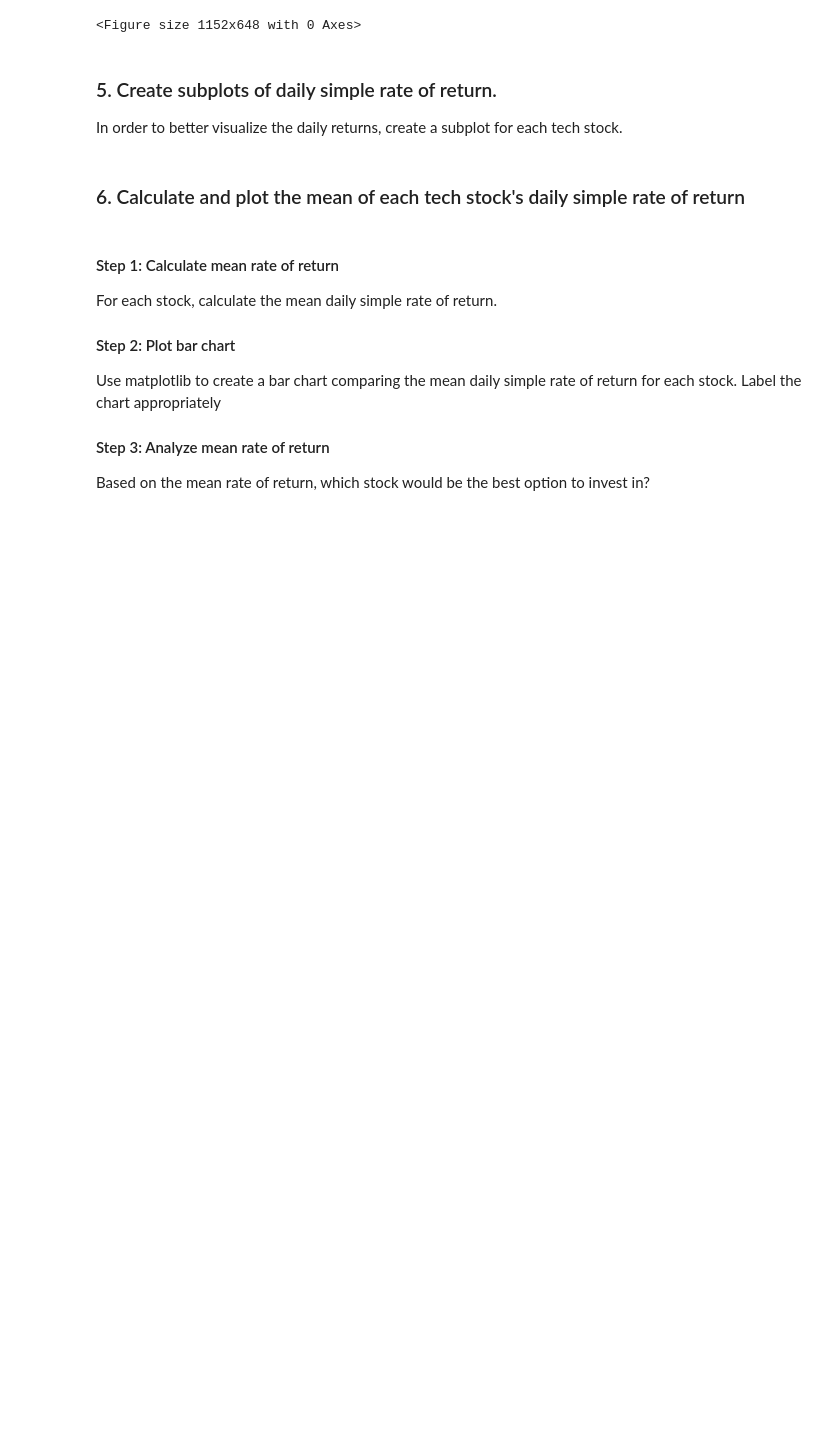
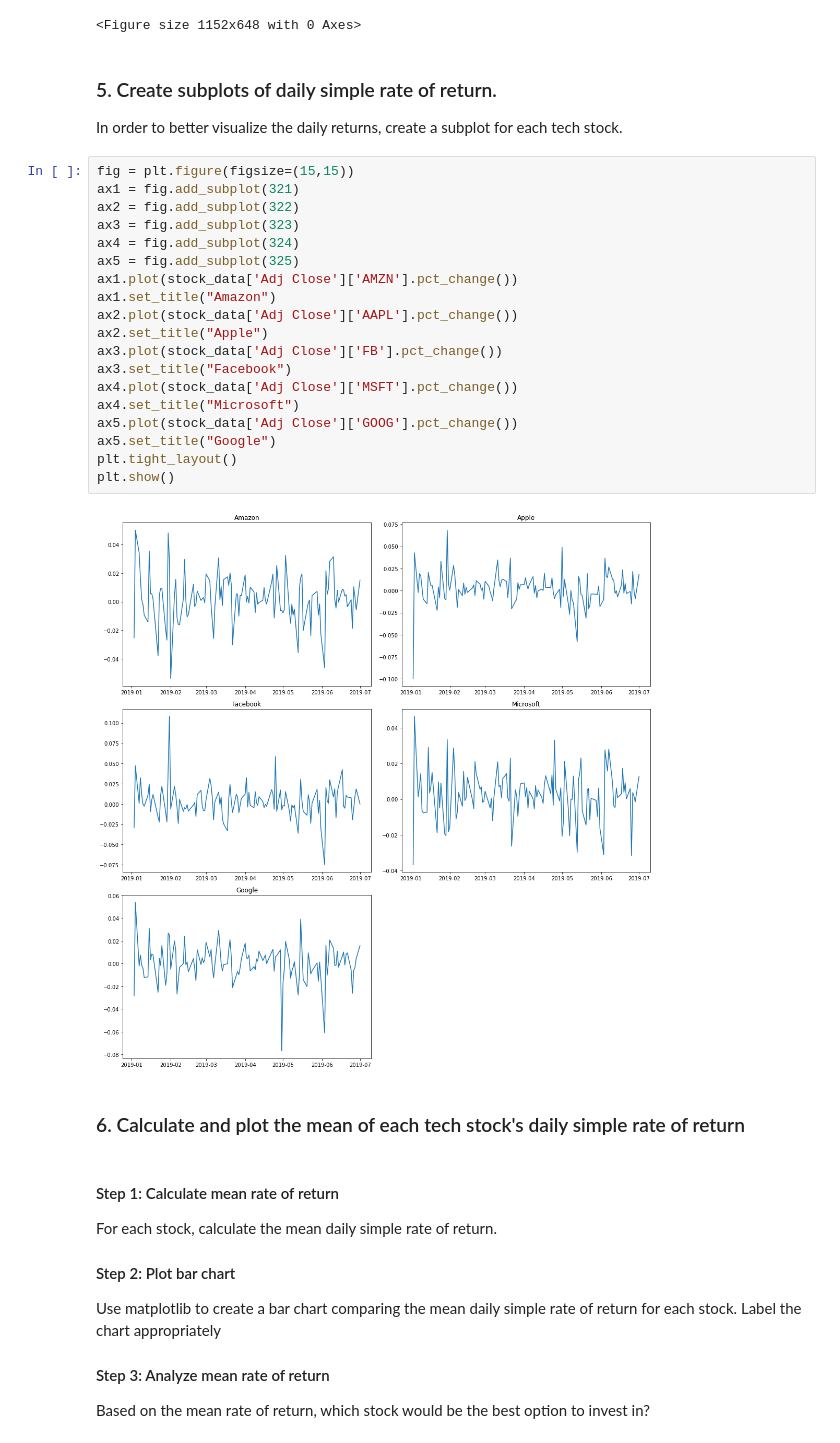
Before and after one commit to gabrielatijerina/codecademy-projects, a Jupyter notebook: visualizing_tech_stocks.ipynb, the cells around one changed output. Saved outputs shown, nothing was run; the diff lists cells and outputs as text; blank space fills up the shorter version.

```diff
--- a/visualizing_tech_stocks.ipynb
+++ b/visualizing_tech_stocks.ipynb
@@ -98,6 +98,27 @@ plt.show()
 # %% [markdown]
 ### 5. Create subplots of daily simple rate of return.
 In order to better visualize the daily returns, create a subplot for each tech stock.
+# %%
+fig = plt.figure(figsize=(15,15))
+ax1 = fig.add_subplot(321)
+ax2 = fig.add_subplot(322)
+ax3 = fig.add_subplot(323)
+ax4 = fig.add_subplot(324)
+ax5 = fig.add_subplot(325)
+ax1.plot(stock_data['Adj Close']['AMZN'].pct_change())
+ax1.set_title("Amazon")
+ax2.plot(stock_data['Adj Close']['AAPL'].pct_change())
+ax2.set_title("Apple")
+ax3.plot(stock_data['Adj Close']['FB'].pct_change())
+ax3.set_title("Facebook")
+ax4.plot(stock_data['Adj Close']['MSFT'].pct_change())
+ax4.set_title("Microsoft")
+ax5.plot(stock_data['Adj Close']['GOOG'].pct_change())
+ax5.set_title("Google")
+plt.tight_layout()
+plt.show()
+# %% [output]
+[figure, added]
 # %% [markdown]
 ### 6. Calculate and plot the mean of each tech stock's daily simple rate of return
 # %% [markdown]
```
Also changed, not shown: parts of 8 cells of this notebook.
